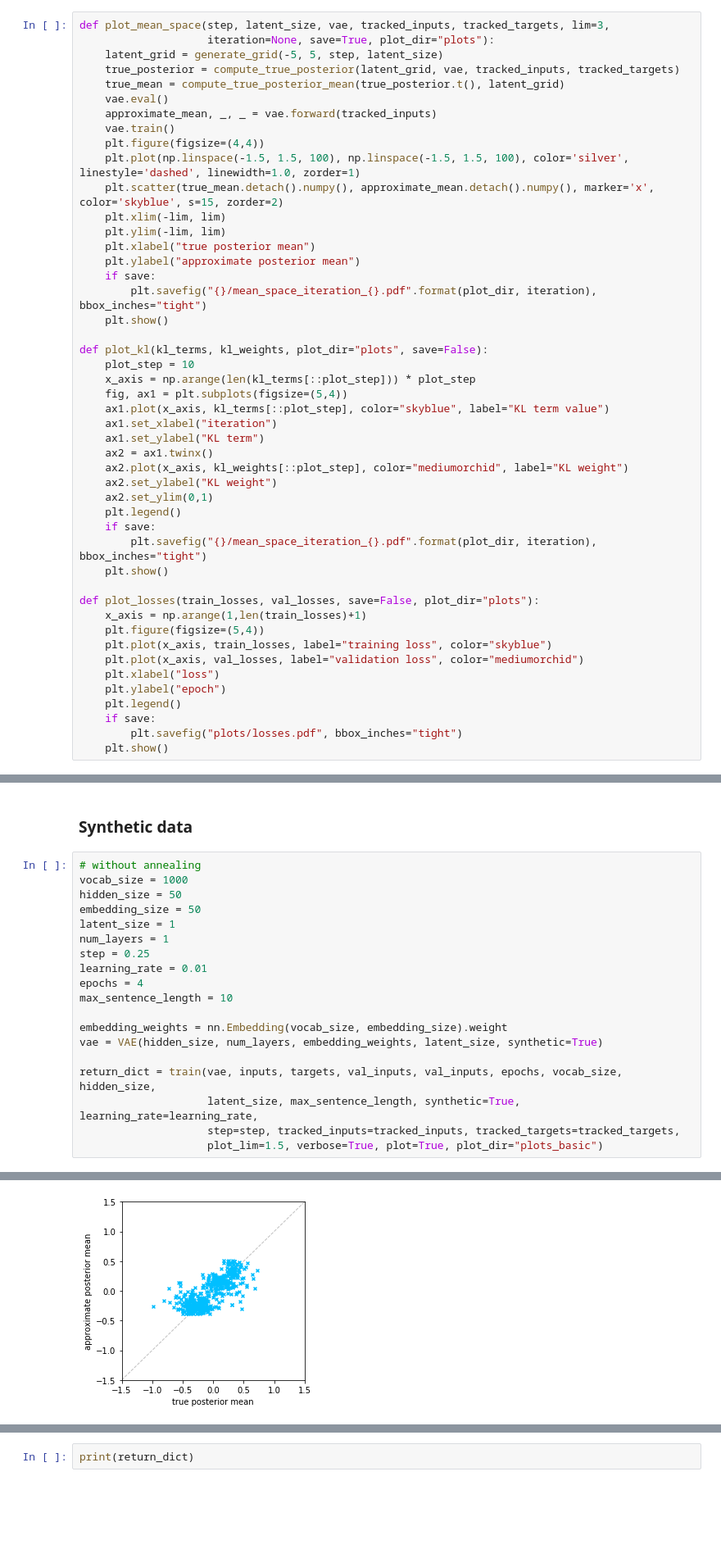
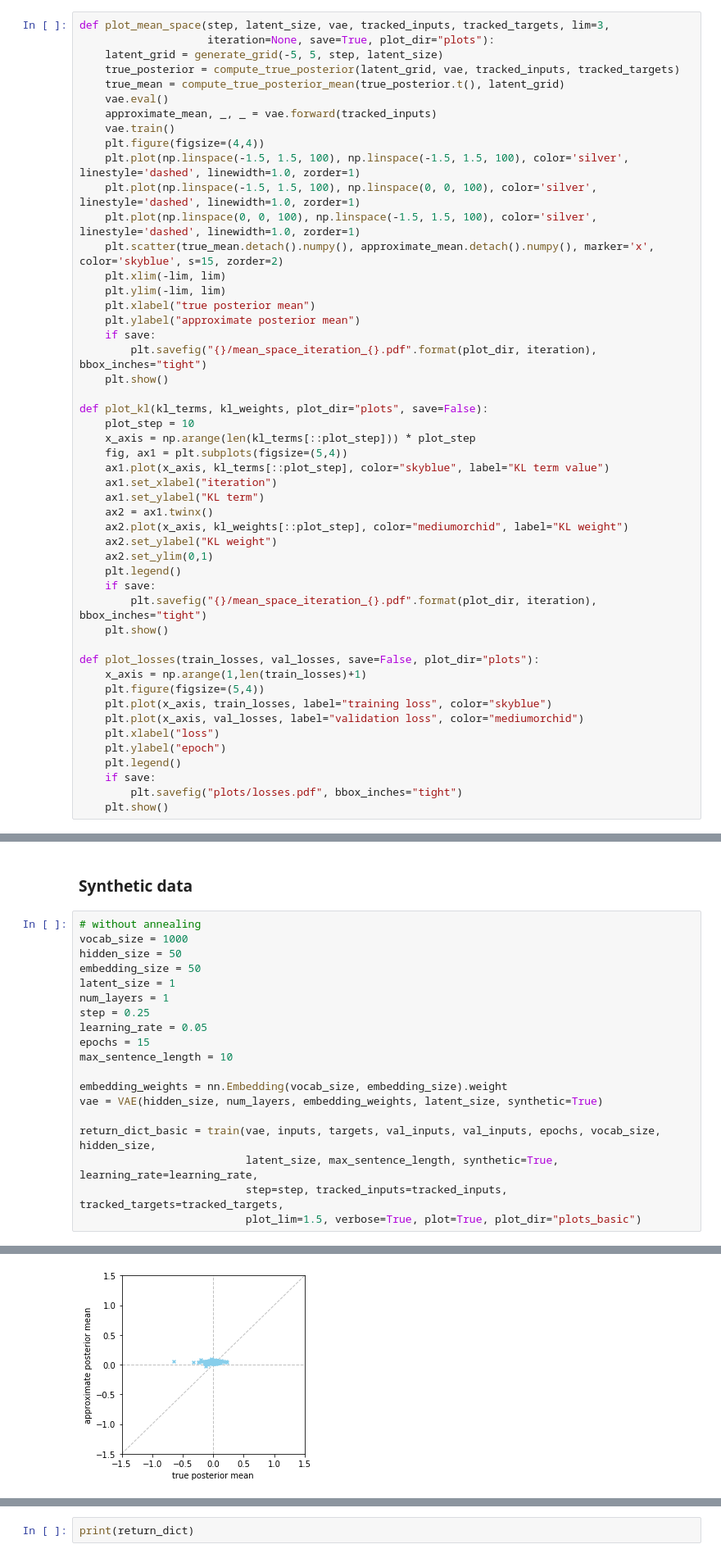
Before and after one commit to eliisabethein/DD2424-project, a Jupyter notebook: refactored-workspace.ipynb, the cells around one changed output, grey strips where cells are left out. Shown at 82% size. Drawn from its saved outputs; the diff is of its cells as text; blank space fills up the shorter version.

Commit message:
change plotting

```diff
--- a/refactored-workspace.ipynb
+++ b/refactored-workspace.ipynb
@@ -408,6 +408,8 @@ def plot_mean_space(step, latent_size, vae, tracked_inputs, tracked_targets, lim
     vae.train()
     plt.figure(figsize=(4,4))
     plt.plot(np.linspace(-1.5, 1.5, 100), np.linspace(-1.5, 1.5, 100), color='silver', linestyle='dashed', linewidth=1.0, zorder=1)
+    plt.plot(np.linspace(-1.5, 1.5, 100), np.linspace(0, 0, 100), color='silver', linestyle='dashed', linewidth=1.0, zorder=1)
+    plt.plot(np.linspace(0, 0, 100), np.linspace(-1.5, 1.5, 100), color='silver', linestyle='dashed', linewidth=1.0, zorder=1)
     plt.scatter(true_mean.detach().numpy(), approximate_mean.detach().numpy(), marker='x', color='skyblue', s=15, zorder=2)
     plt.xlim(-lim, lim)
     plt.ylim(-lim, lim)
@@ -753,15 +755,15 @@ embedding_size = 50
 latent_size = 1
 num_layers = 1
 step = 0.25
-learning_rate = 0.01
-epochs = 4
+learning_rate = 0.05
+epochs = 15
 max_sentence_length = 10
 
 embedding_weights = nn.Embedding(vocab_size, embedding_size).weight
 vae = VAE(hidden_size, num_layers, embedding_weights, latent_size, synthetic=True)
 
-return_dict = train(vae, inputs, targets, val_inputs, val_inputs, epochs, vocab_size, hidden_size,
-                    latent_size, max_sentence_length, synthetic=True, learning_rate=learning_rate,
-                    step=step, tracked_inputs=tracked_inputs, tracked_targets=tracked_targets,
-                    plot_lim=1.5, verbose=True, plot=True, plot_dir="plots_basic")
+return_dict_basic = train(vae, inputs, targets, val_inputs, val_inputs, epochs, vocab_size, hidden_size,
+                          latent_size, max_sentence_length, synthetic=True, learning_rate=learning_rate,
+                          step=step, tracked_inputs=tracked_inputs, tracked_targets=tracked_targets,
+                          plot_lim=1.5, verbose=True, plot=True, plot_dir="plots_basic")
 # %% [output]
@@ -780 +782 @@ Epoch [1/4], Training Loss: 34.0632,  Training KL: 0.0319, Training Perplexity:
-[figure, old version]
+[figure, new version]
```
Also changed, not shown: parts of 2 cells of this notebook.
